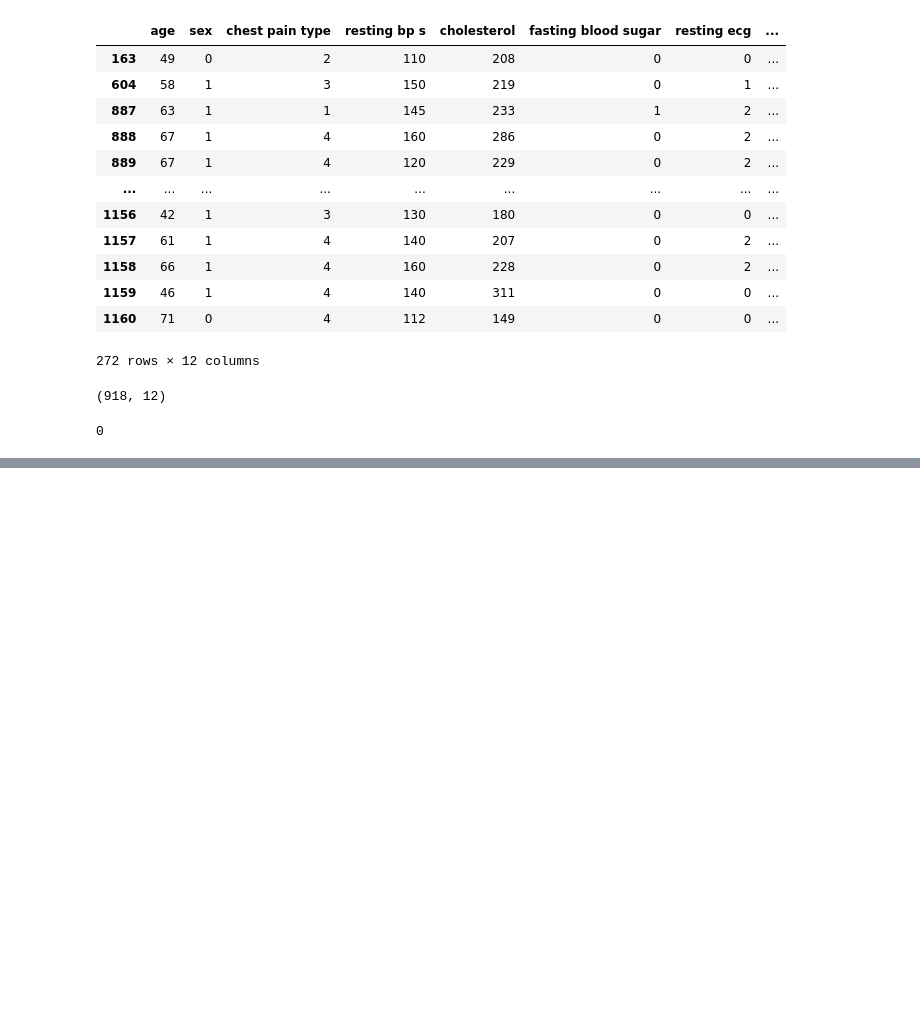
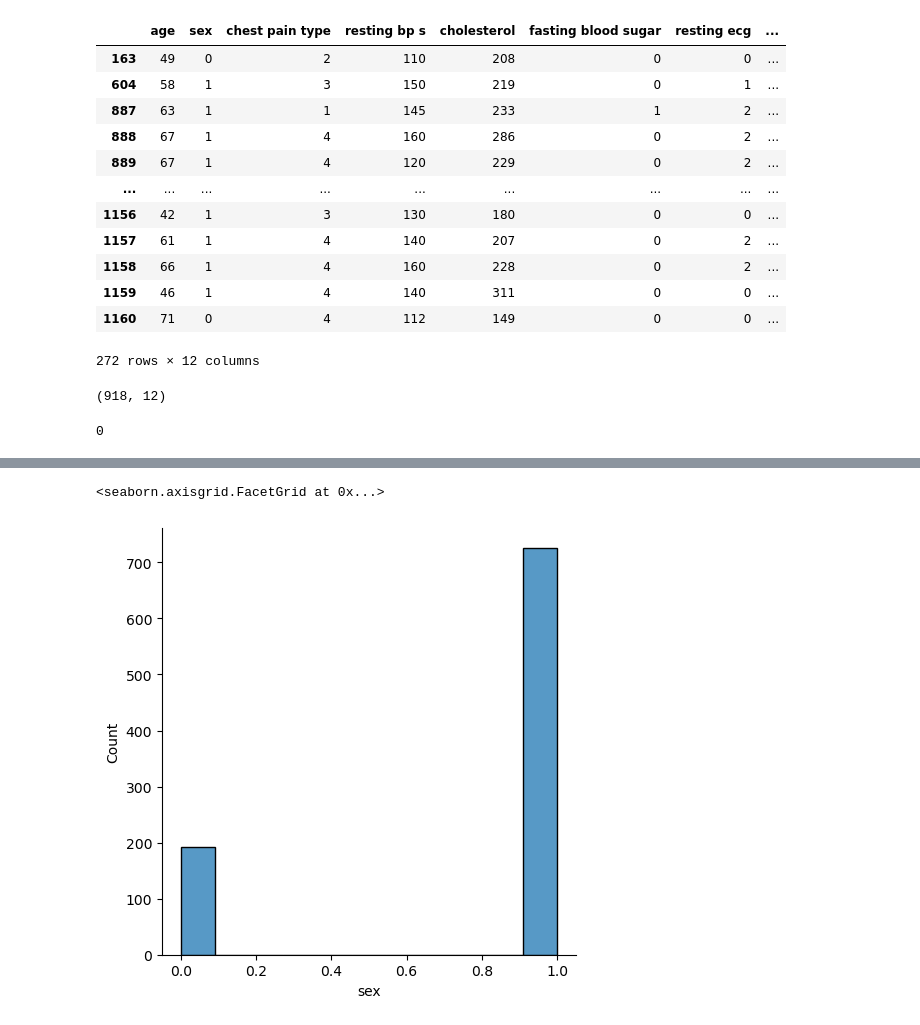
Before and after one commit to ShubhamGupta2505/MachineLearningPractice, a Jupyter notebook: eda-on-heart-disease-dataset.ipynb, the cells around one changed output, grey strips where cells are left out. Saved outputs shown, nothing was run; the diff lists cells and outputs as text; code cells hidden in the pictures; blank space fills up the shorter version.

```diff
--- a/eda-on-heart-disease-dataset.ipynb
+++ b/eda-on-heart-disease-dataset.ipynb
@@ -148,0 +168,5 @@ import seaborn as sns
+# %%
+sns.displot(df['sex'])
+# %% [output]
+<seaborn.axisgrid.FacetGrid at 0x...>
+[figure, added]
```
Also changed, not shown: parts of 4 cells of this notebook.
